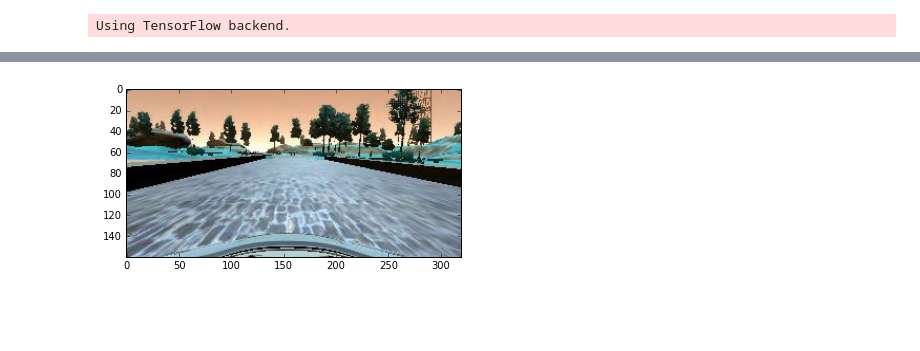
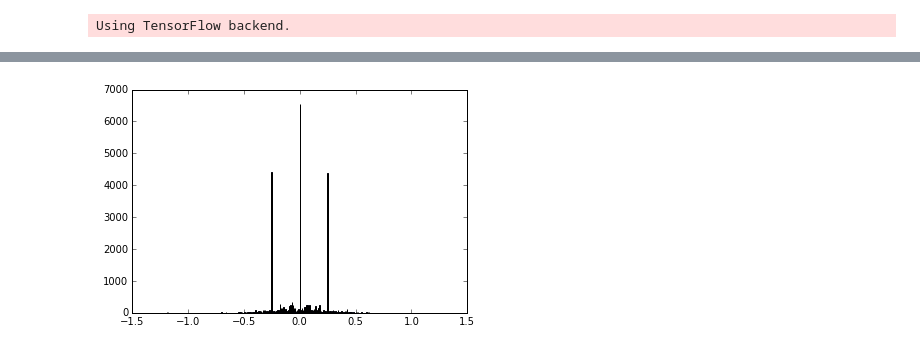
Before and after one commit to Inquisitive-ME/Behavioral-Cloning, a Jupyter notebook: model.ipynb, the cells around one changed output, grey strips where cells are left out. Drawn from its saved outputs; the diff is of its cells as text; code cells hidden in the pictures; blank space fills up the shorter version.

Commit message:
Improved image selection, to not need to create a distribution. Good model for provided data

```diff
--- a/model.ipynb
+++ b/model.ipynb
@@ -55,7 +19,8 @@ IMG/center_2016_12_01_13_43_10_961.jpg
 def getImage(source_path):
     filename = source_path.split('/')[-1]
     current_path = 'data/IMG/' + filename
-    return cv2.imread(current_path)
+    BGRImage = cv2.imread(current_path)
+    return cv2.cvtColor(BGRImage, cv2.COLOR_BGR2RGB)
 
 steering_correction = 0.25
 # %%
@@ -73,45 +38,73 @@ images = []
 measurements = []
 
 for line in lines:
+    steering_center = float(line[3])
 
-    center_image = getImage(line[0])
-    left_image = getImage(line[1])
-    right_image = getImage(line[2])
+    #split between not steering and steering
+    if(steering_center ==0):
+        #no steering
+        pUseImage = 0.75
+        pIncludeSide = 1.0
+        pFlipSide = 0.0
+    else:
+        #steering
+        pUseImage = 1.0
+        pIncludeSide = 0.5
+        pFlipSide = 0.0
 
-    steering_center = float(line[3])
-    steering_left = (steering_center + steering_correction)
-    steering_right = (steering_center - steering_correction)
+    #Include only a percentage of non-steering images
+    if(np.random.rand()>(1.0-pUseImage)):
+        measurements.append(steering_center)
 
-    images.append(center_image)
-    images.append(left_image)
-    images.append(right_image)
-
-    measurements.append(steering_center)
-    measurements.append(steering_left)
-    measurements.append(steering_right)
-
-    if(steering_center != 0.2 and steering_center != 0 and steering_center != -0.2 and False):
-        flipped_center_im = np.fliplr(center_image)
-        flipped_left_im = np.fliplr(left_image)
-        flipped_right_im = np.fliplr(right_image)
-
-        images.append(flipped_center_im)
-        images.append(flipped_left_im)
-        images.append(flipped_right_im)
+        center_image = getImage(line[0])
+        images.append(center_image)
 
         flipped_steer_center = -steering_center
-        flipped_steer_left = -steering_center + steering_correction
-        flipped_steer_right = -steering_right - steering_correction
+        measurements.append(flipped_steer_center)
 
-        measurements.append(flipped_steer_center)
-        measurements.append(flipped_steer_left)
-        measurements.append(flipped_steer_right)
+        flipped_center_im = np.fliplr(center_image)
+        images.append(flipped_center_im)
+
+    #Percentage of side images to include
+    if(np.random.rand()>(1.0-pIncludeSide)):
+        left_image = getImage(line[1])
+        right_image = getImage(line[2])
+
+        images.append(left_image)
+        images.append(right_image)
+
+        steering_left = (steering_center + steering_correction)
+        steering_right = (steering_center - steering_correction)
+
+        measurements.append(steering_left)
+        measurements.append(steering_right)
+
+         #Percentage of time to include flipped side image
+        if(np.random.rand()>(1.0-pFlipSide)):
+            flipped_left_im = np.fliplr(left_image)
+            flipped_right_im = np.fliplr(right_image)
+
+            images.append(flipped_left_im)
+            images.append(flipped_right_im)
+
+            flipped_steer_left = -steering_center + steering_correction
+            flipped_steer_right = -steering_right - steering_correction
+
+            measurements.append(flipped_steer_left)
+            measurements.append(flipped_steer_right)
 
 X_train = np.array(images)
 y_train = np.array(measurements)
 
-plt.imshow(X_train[0])
+print("Number of images: ",len(X_train))
+
+plt.hist(y_train,bins=500)
 plt.show()
 
-print(len(X_train))
+plt.plot(y_train[0:1000])
+plt.show()
+
+plt.imshow(X_train[1])
+plt.show()
+print(y_train[1])
 # %% [output]
@@ -118 +112 @@ print(len(X_train))
-[figure, old version]
+[figure, new version]
```
Also changed, not shown: parts of 8 cells of this notebook, 2 other files.
